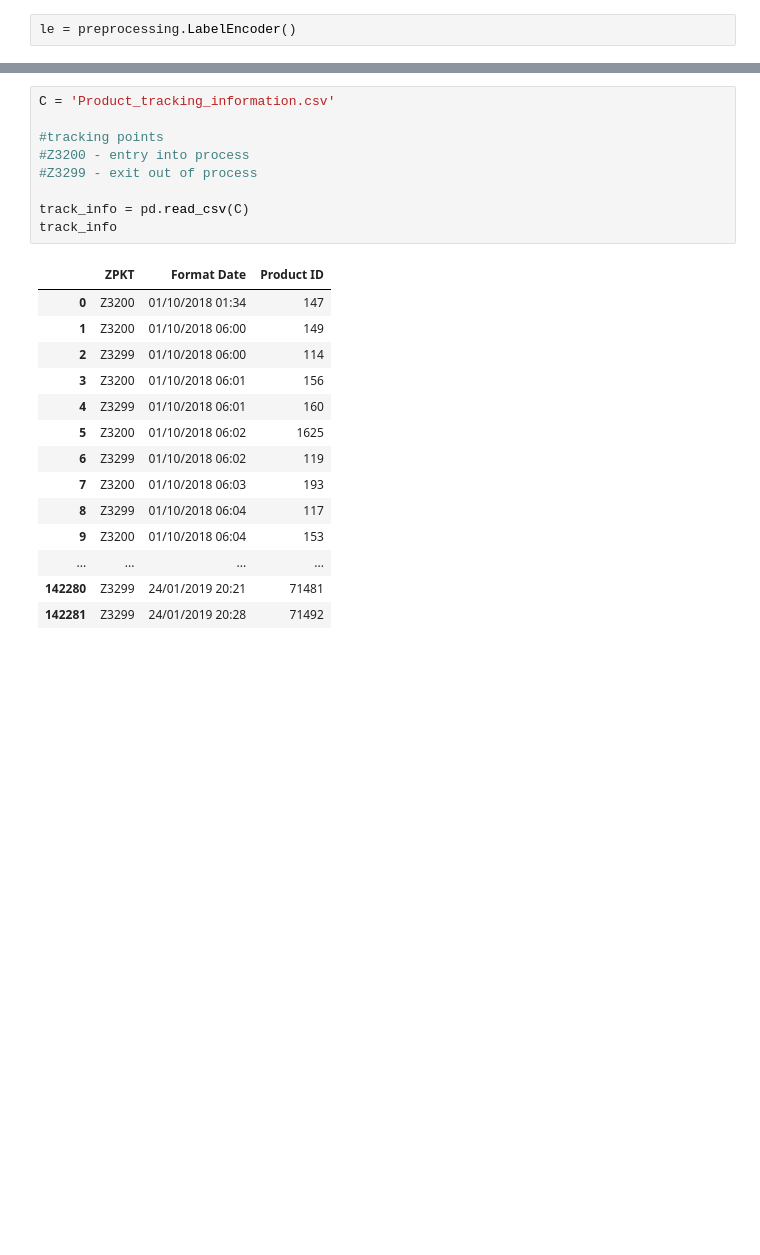
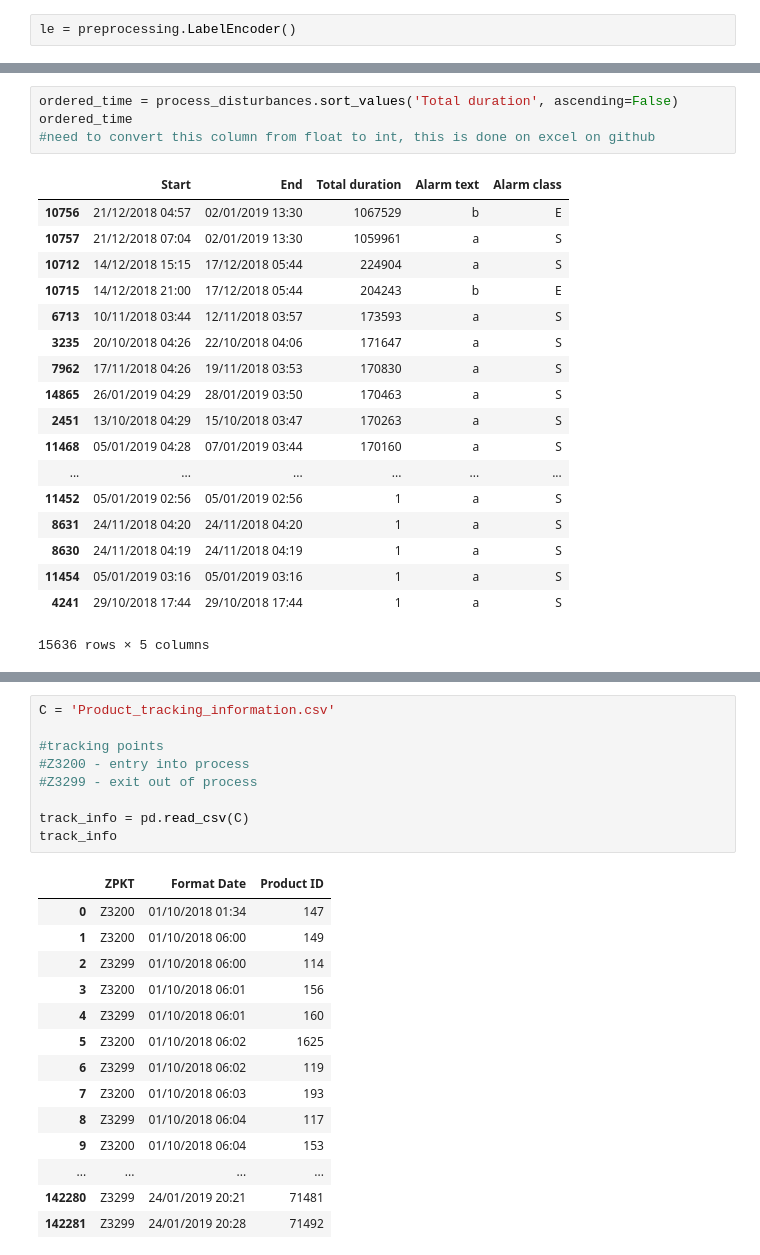
Before and after one commit to jetsaltydog/GBM_Project, a Jupyter notebook: mini_data.ipynb, the cells around one changed output, grey strips where cells are left out. Drawn from its saved outputs; the diff is of its cells as text; blank space fills up the shorter version.

```diff
--- a/mini_data.ipynb
+++ b/mini_data.ipynb
@@ -344,3 +472,26 @@ process_disturbances
 | 15634 | 31/01/2019 11:57 | 31/01/2019 11:58 | 33 | a | S |
 | 15635 | 31/01/2019 11:57 | 31/01/2019 11:58 | 29 | c | O |
 15636 rows × 5 columns
+# %%
+ordered_time = process_disturbances.sort_values('Total duration', ascending=False)
+ordered_time
+#need to convert this column from float to int, this is done on excel on github
+# %% [output]
+|  | Start | End | Total duration | Alarm text | Alarm class |
+| 10756 | 21/12/2018 04:57 | 02/01/2019 13:30 | 1067529 | b | E |
+| 10757 | 21/12/2018 07:04 | 02/01/2019 13:30 | 1059961 | a | S |
+| 10712 | 14/12/2018 15:15 | 17/12/2018 05:44 | 224904 | a | S |
+| 10715 | 14/12/2018 21:00 | 17/12/2018 05:44 | 204243 | b | E |
+| 6713 | 10/11/2018 03:44 | 12/11/2018 03:57 | 173593 | a | S |
+| 3235 | 20/10/2018 04:26 | 22/10/2018 04:06 | 171647 | a | S |
+| 7962 | 17/11/2018 04:26 | 19/11/2018 03:53 | 170830 | a | S |
+| 14865 | 26/01/2019 04:29 | 28/01/2019 03:50 | 170463 | a | S |
+| 2451 | 13/10/2018 04:29 | 15/10/2018 03:47 | 170263 | a | S |
+| 11468 | 05/01/2019 04:28 | 07/01/2019 03:44 | 170160 | a | S |
+| ... | ... | ... | ... | ... | ... |
+| 11452 | 05/01/2019 02:56 | 05/01/2019 02:56 | 1 | a | S |
+| 8631 | 24/11/2018 04:20 | 24/11/2018 04:20 | 1 | a | S |
+| 8630 | 24/11/2018 04:19 | 24/11/2018 04:19 | 1 | a | S |
+| 11454 | 05/01/2019 03:16 | 05/01/2019 03:16 | 1 | a | S |
+| 4241 | 29/10/2018 17:44 | 29/10/2018 17:44 | 1 | a | S |
+15636 rows × 5 columns
```
Also changed, not shown: parts of 18 cells of this notebook.
